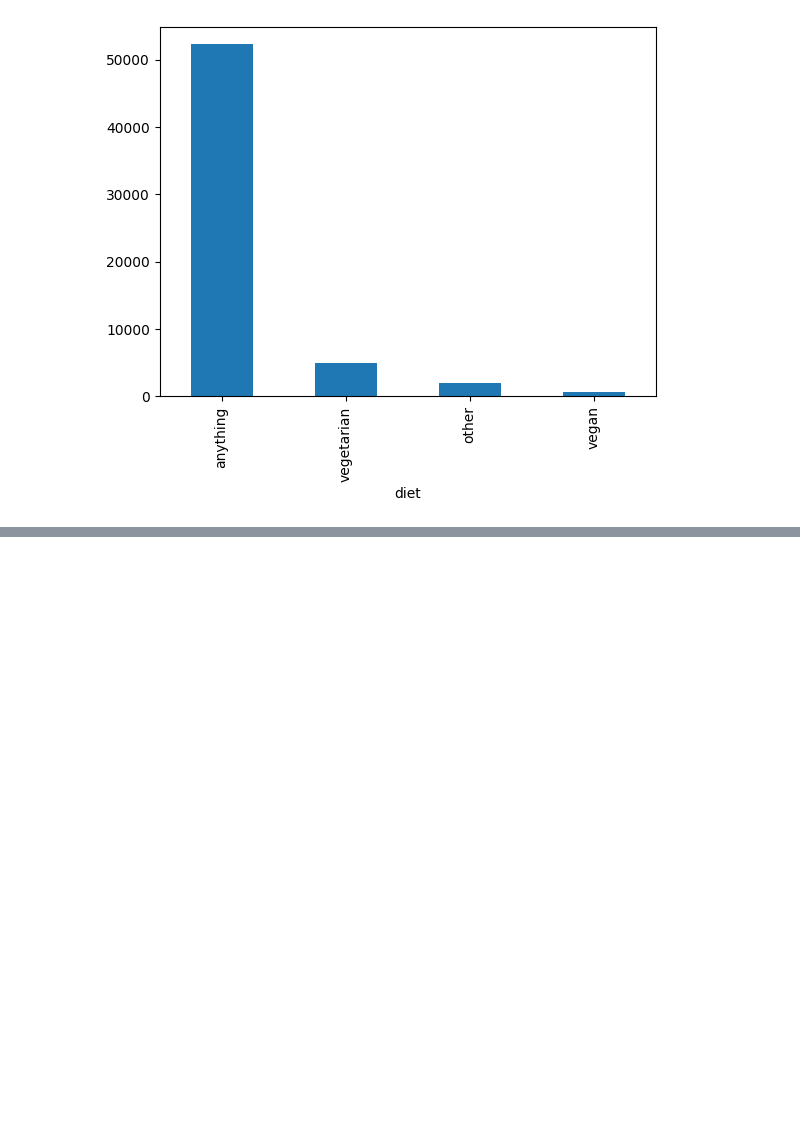
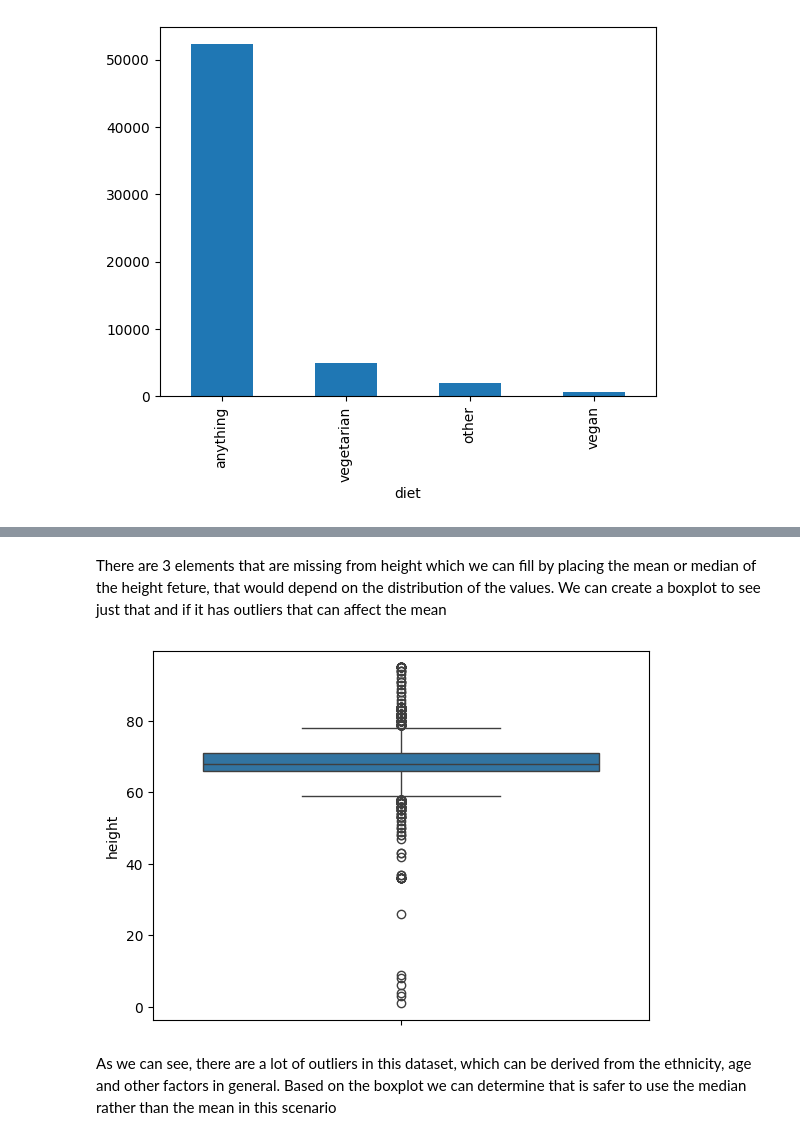
Before and after one commit to vickpat1/Portfolio-Data-Science, a Jupyter notebook: Date App/date-a-scientist.ipynb, the cells around one changed output, grey strips where cells are left out. Drawn from its saved outputs; the diff is of its cells as text; code cells hidden in the pictures; blank space fills up the shorter version.

```diff
--- a/Date App/date-a-scientist.ipynb
+++ b/Date App/date-a-scientist.ipynb
@@ -238,0 +429,10 @@ plt.close()
+# %% [markdown]
+There are 3 elements that are missing from height which we can fill by placing the mean or median of the height feture, that would depend on the distribution of the values. We can create a boxplot to see just that and if it has outliers that can affect the mean
+# %%
+sns.boxplot(data=profiles, y="height", showfliers=True)
+plt.show()
+plt.close()
+# %% [output]
+[figure, added]
+# %% [markdown]
+As we can see, there are a lot of outliers in this dataset, which can be derived from the ethnicity, age and other factors in general. Based on the boxplot we can determine that is safer to use the median rather than the mean in this scenario
```
Also changed, not shown: parts of 57 cells of this notebook.
